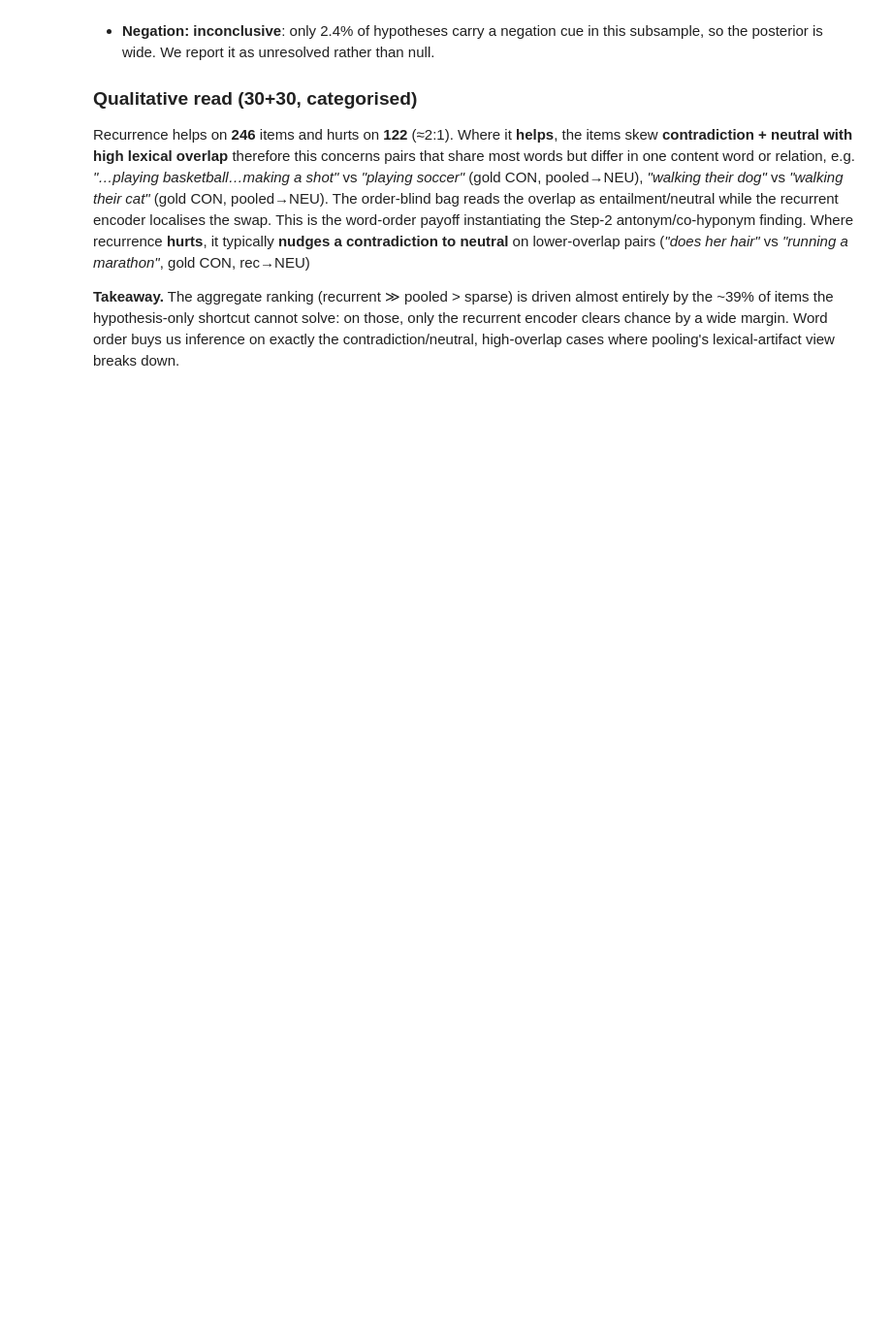
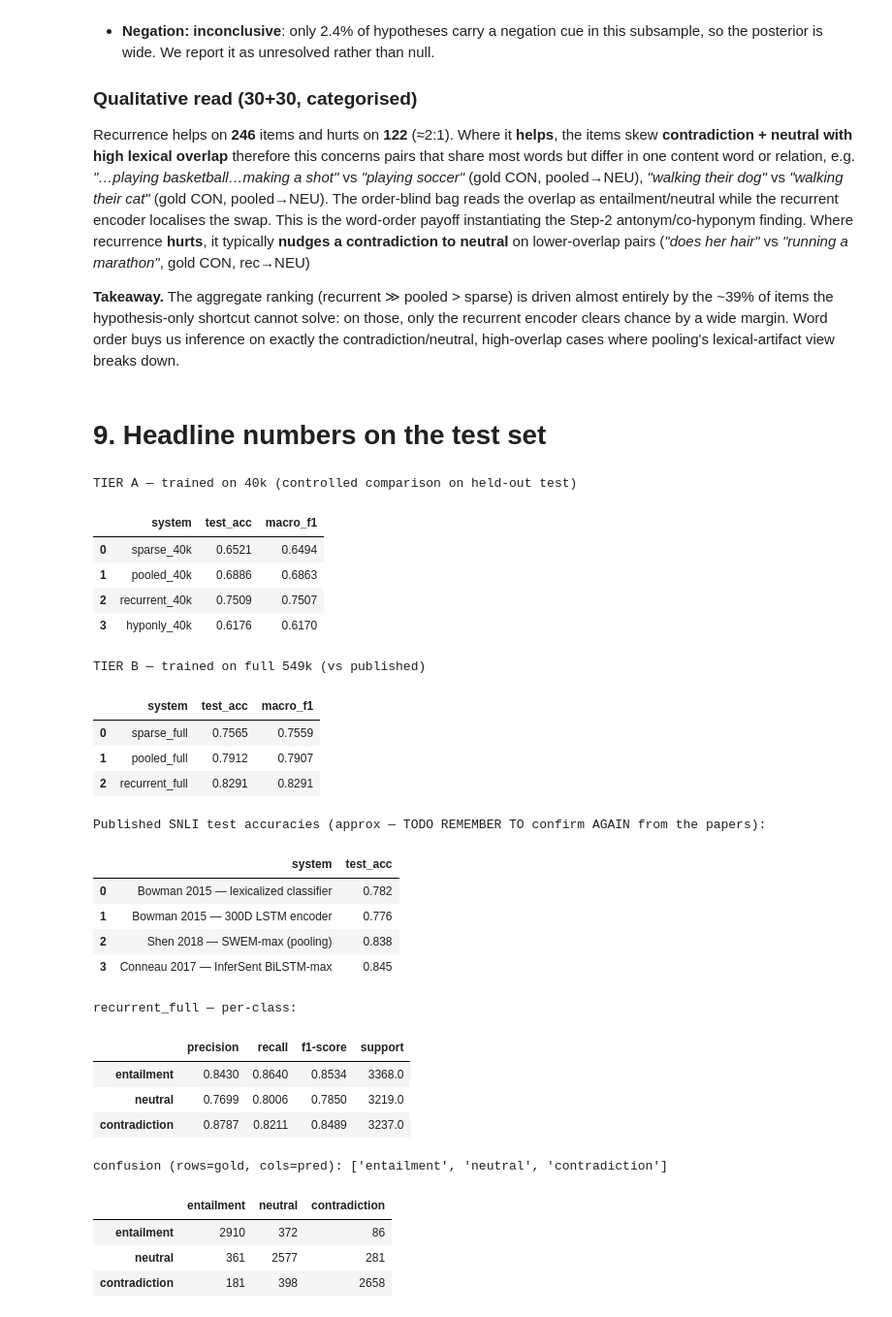
Before and after one commit to vvaitsopoulou/nlp2proj, a Jupyter notebook: part2/part2_anna.ipynb, the cells around one changed output. Shown at 97% size. Cells and saved outputs as stored; diff of their text form; code cells hidden in the pictures; blank space fills up the shorter version.

Commit message:
add final test results

```diff
--- a/part2/part2_anna.ipynb
+++ b/part2/part2_anna.ipynb
@@ -1485,3 +1485,59 @@ hair"* vs *"running a marathon"*, gold CON, rec→NEU)
 ~39% of items the hypothesis-only shortcut cannot solve: on those, only the recurrent encoder
 clears chance by a wide margin. Word order buys us inference on exactly the contradiction/neutral,
 high-overlap cases where pooling's lexical-artifact view breaks down.
+# %% [markdown]
+# 9. Headline numbers on the test set
+# %%
+import json, pandas as pd, numpy as np
+res = {r["system"]: r for r in json.load(open(RESULTS/"final_test_results.json"))}
+
+def row(tag): r=res[tag]; return {"system":tag,"test_acc":round(r["test_acc"],4),"macro_f1":round(r["macro_f1"],4)}
+print("TIER A — trained on 40k (controlled comparison on held-out test)")
+display(pd.DataFrame([row(s) for s in ["sparse_40k","pooled_40k","recurrent_40k","hyponly_40k"]]))
+print("\nTIER B — trained on full 549k (vs published)")
+display(pd.DataFrame([row(s) for s in ["sparse_full","pooled_full","recurrent_full"]]))
+
+# published anchors
+published = pd.DataFrame([
+    {"system":"Bowman 2015 — lexicalized classifier","test_acc":0.782},
+    {"system":"Bowman 2015 — 300D LSTM encoder","test_acc":0.776},
+    {"system":"Shen 2018 — SWEM-max (pooling)","test_acc":0.838},
+    {"system":"Conneau 2017 — InferSent BiLSTM-max","test_acc":0.845},
+])
+print("\nPublished SNLI test accuracies (approx — TODO REMEMBER TO confirm AGAIN from the papers):")
+display(published)
+
+# headline per-class + confusion (recurrent, full data)
+r = res["recurrent_full"]
+print("\nrecurrent_full — per-class:")
+display(pd.DataFrame(r["per_class"]).T.round(4))
+print("confusion (rows=gold, cols=pred):", r["label_order"])
+display(pd.DataFrame(r["confusion"], index=r["label_order"], columns=r["label_order"]))
+# %% [output]
+TIER A — trained on 40k (controlled comparison on held-out test)
+|  | system | test_acc | macro_f1 |
+| 0 | sparse_40k | 0.6521 | 0.6494 |
+| 1 | pooled_40k | 0.6886 | 0.6863 |
+| 2 | recurrent_40k | 0.7509 | 0.7507 |
+| 3 | hyponly_40k | 0.6176 | 0.6170 |
+TIER B — trained on full 549k (vs published)
+|  | system | test_acc | macro_f1 |
+| 0 | sparse_full | 0.7565 | 0.7559 |
+| 1 | pooled_full | 0.7912 | 0.7907 |
+| 2 | recurrent_full | 0.8291 | 0.8291 |
+Published SNLI test accuracies (approx — TODO REMEMBER TO confirm AGAIN from the papers):
+|  | system | test_acc |
+| 0 | Bowman 2015 — lexicalized classifier | 0.782 |
+| 1 | Bowman 2015 — 300D LSTM encoder | 0.776 |
+| 2 | Shen 2018 — SWEM-max (pooling) | 0.838 |
+| 3 | Conneau 2017 — InferSent BiLSTM-max | 0.845 |
+recurrent_full — per-class:
+|  | precision | recall | f1-score | support |
+| entailment | 0.8430 | 0.8640 | 0.8534 | 3368.0 |
+| neutral | 0.7699 | 0.8006 | 0.7850 | 3219.0 |
+| contradiction | 0.8787 | 0.8211 | 0.8489 | 3237.0 |
+confusion (rows=gold, cols=pred): ['entailment', 'neutral', 'contradiction']
+|  | entailment | neutral | contradiction |
+| entailment | 2910 | 372 | 86 |
+| neutral | 361 | 2577 | 281 |
+| contradiction | 181 | 398 | 2658 |
```
Also changed, not shown: parts of 1 cell of this notebook, 2 other files.
